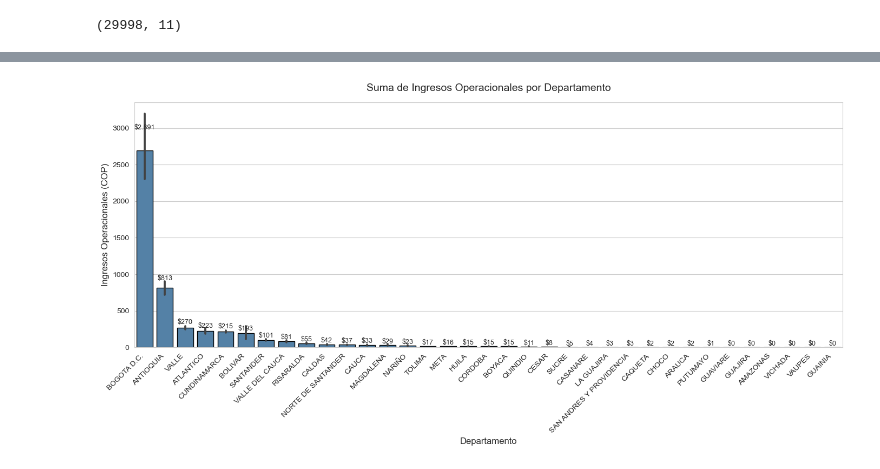
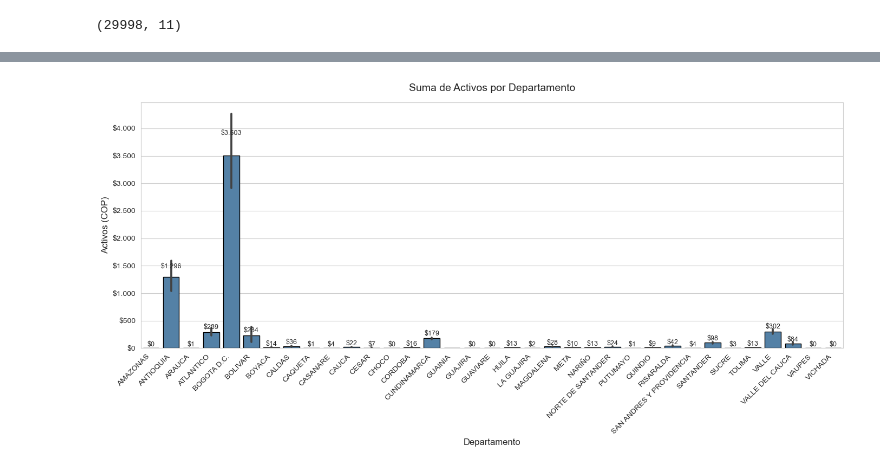
Before and after one commit to gabrielroncancio/herramientas_big_data_SAG, a Jupyter notebook: visualizacion_bar.ipynb, the cells around one changed output, grey strips where cells are left out. Cells and saved outputs as stored; diff of their text form; code cells hidden in the pictures.

```diff
--- a/visualizacion_bar.ipynb
+++ b/visualizacion_bar.ipynb
@@ -84,11 +197,11 @@ sns.barplot(data=df, x="DEPARTAMENTO_DOMICILIO", y="INGRESOS_OPERACIONALES", est
 # %%
-# Limpiar datos: Asegurarse de que INGRESOS_OPERACIONALES sea numérico y manejar nulos
-df['INGRESOS_OPERACIONALES'] = pd.to_numeric(df['INGRESOS_OPERACIONALES'], errors='coerce')
-df = df.dropna(subset=['INGRESOS_OPERACIONALES', 'DEPARTAMENTO_DOMICILIO'])
+# Limpiar datos: Asegurarse de que TOTAL_ACTIVOS sea numérico y manejar nulos
+df['ITOTAL_ACTIVOS'] = pd.to_numeric(df['TOTAL_ACTIVOS'], errors='coerce')
+df = df.dropna(subset=['TOTAL_ACTIVOS', 'DEPARTAMENTO_DOMICILIO'])
 
-# Ordenar los departamentos por suma de INGRESOS_OPERACIONALES (de mayor a menor)
-suma_por_departamento = df.groupby('DEPARTAMENTO_DOMICILIO')['INGRESOS_OPERACIONALES'].sum().reset_index()
-suma_por_departamento = suma_por_departamento.sort_values('INGRESOS_OPERACIONALES', ascending=False)
+# Ordenar los departamentos por suma de DEPARTAMENTO_DOMICILIO (de mayor a menor)
+suma_por_departamento = df.groupby('DEPARTAMENTO_DOMICILIO')['TOTAL_ACTIVOS'].sum().reset_index()
+suma_por_departamento = suma_por_departamento.sort_values('DEPARTAMENTO_DOMICILIO', ascending=True)
 df = df.merge(suma_por_departamento[['DEPARTAMENTO_DOMICILIO']], on='DEPARTAMENTO_DOMICILIO', how='left')
 
 # Configurar el estilo de Seaborn para un look más limpio
@@ -101,38 +214,38 @@ plt.figure(figsize=(14, 7))
 barplot = sns.barplot(
     data=df,
     x="DEPARTAMENTO_DOMICILIO",
-    y="INGRESOS_OPERACIONALES",
+    y="TOTAL_ACTIVOS",
     estimator=sum,
     order=suma_por_departamento['DEPARTAMENTO_DOMICILIO'],  # Ordenar barras
     color='steelblue',  # Color más profesional
     edgecolor='black'   # Bordes para mejor definición
 )
 
+formatter = FuncFormatter(lambda x, pos: f'${int(x):,}'.replace(',', '.'))
 # Rotar etiquetas del eje X para evitar superposición
 plt.xticks(rotation=45, ha='right', fontsize=10)
-
-
+plt.gca().yaxis.set_major_formatter(formatter)
 
 # Añadir etiquetas de valores encima de las barras
 for p in barplot.patches:
     height = p.get_height()
     if height > 0:  # Mostrar solo si la suma no es cero
         barplot.text(
             p.get_x() + p.get_width() / 2,  # Centro de la barra
             height + height * 0.1,        # Ligeramente por encima
             f'${int(height):,}'.replace(',', '.'),  # Valor con formato
             ha='center', va='bottom', fontsize=9
         )
 
 # Añadir título y etiquetas
-plt.title('Suma de Ingresos Operacionales por Departamento', fontsize=14, pad=15)
+plt.title('Suma de Activos por Departamento', fontsize=14, pad=15)
 plt.xlabel('Departamento', fontsize=12)
-plt.ylabel('Ingresos Operacionales (COP)', fontsize=12)
+plt.ylabel('Activos (COP)', fontsize=12)
 
 # Ajustar el diseño para evitar recortes
 plt.tight_layout()
 
 # Mostrar el gráfico
 plt.show()
 # %% [output]
-[figure, old version]
+[figure, new version]
```
Also changed, not shown: parts of 10 cells of this notebook, 2 other files.
